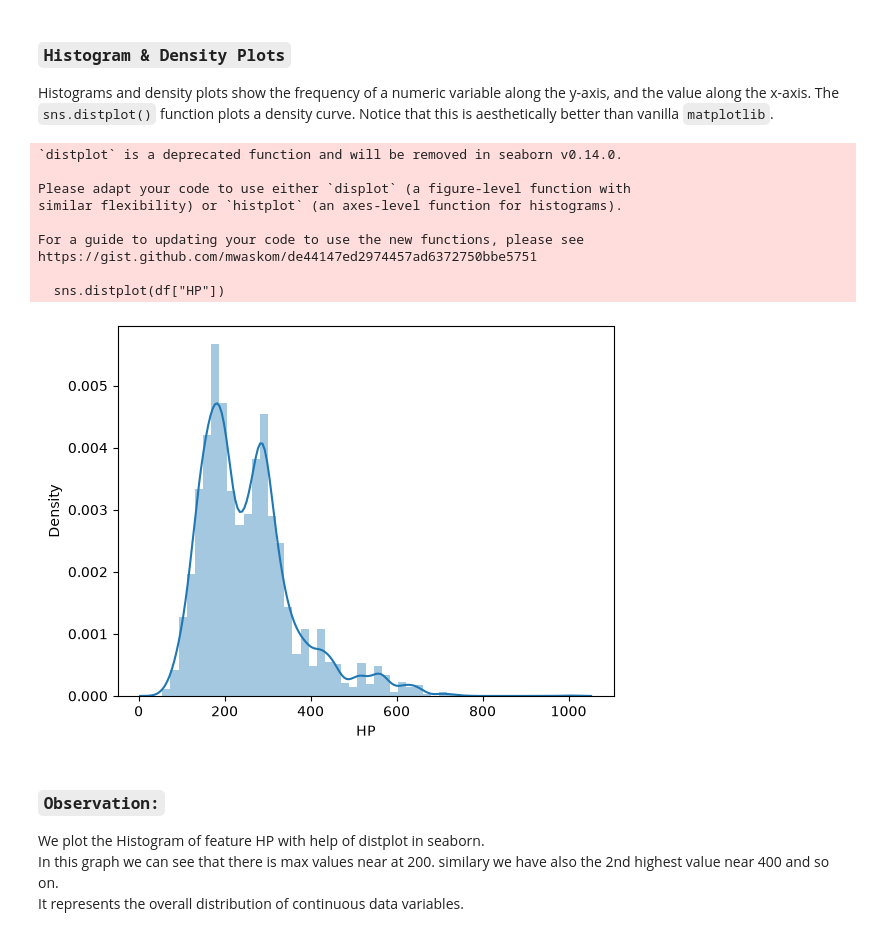
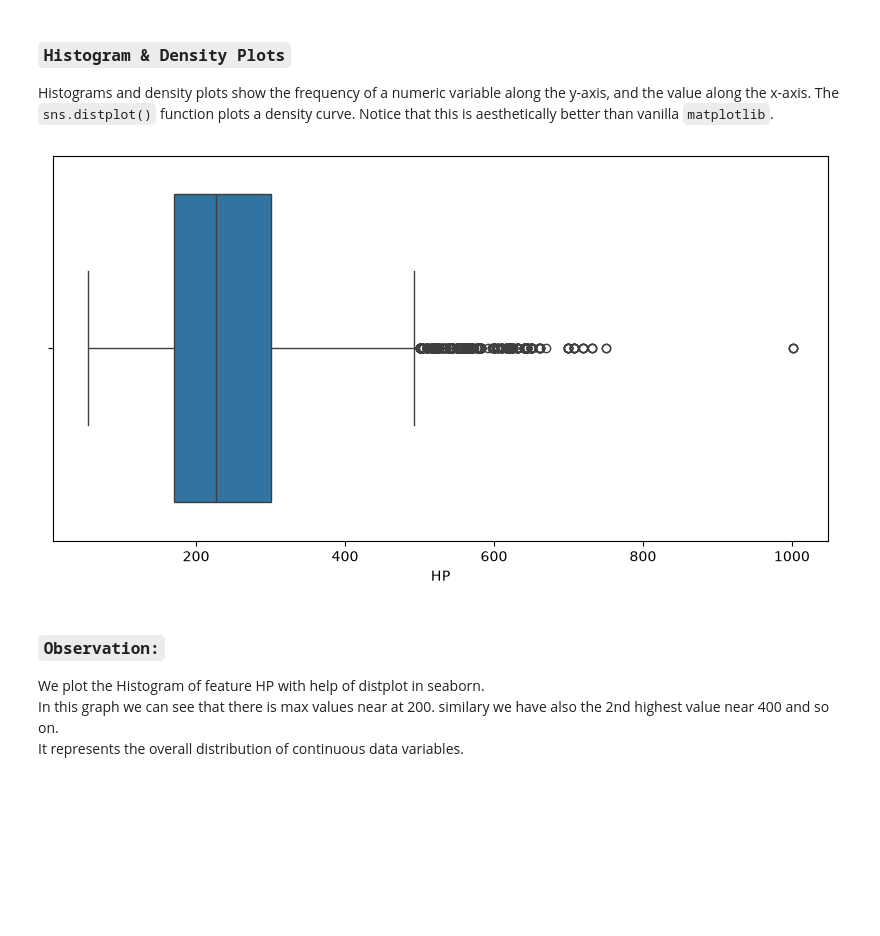
Before and after one commit to surendarramesh/EDA_Assignment_Day_14, a Jupyter notebook: EDA_Assignment_Day_14.ipynb, the cells around one changed output. Drawn from its saved outputs; the diff is of its cells as text; code cells hidden in the pictures; blank space fills up the shorter version.

````diff
--- a/EDA_Assignment_Day_14.ipynb
+++ b/EDA_Assignment_Day_14.ipynb
@@ -66,0 +25,4 @@ print(df.head())
+# %%
+df = pd.read_csv("Cars_data.csv")
+print(df.shape)
+df.head()
@@ -423,22 +393,14 @@ Do you know? you have just now already explored one univariate plot. guess which
 ### `Histogram & Density Plots`
 
 Histograms and density plots show the frequency of a numeric variable along the y-axis, and the value along the x-axis. The ```sns.distplot()``` function plots a density curve. Notice that this is aesthetically better than vanilla ```matplotlib```.
-# %%
-#ploting distplot for variable HP
-sns.distplot(df["HP"])
-
-plt.show()
-# %% [output]
-`distplot` is a deprecated function and will be removed in seaborn v0.14.0.
-
-Please adapt your code to use either `displot` (a figure-level function with
-similar flexibility) or `histplot` (an axes-level function for histograms).
-
-For a guide to updating your code to use the new functions, please see
-https://gist.github.com/mwaskom/de44147ed2974457ad6372750bbe5751
-
-  sns.distplot(df["HP"])
-[figure, removed]
+# %%
+plt.figure(figsize=(10, 5))
+
+sns.boxplot(x=df["HP"])
+
+plt.show()
+# %% [output]
+[figure, added]
 # %% [markdown]
 ### **`Observation:`**
 We plot the Histogram of feature HP with help of distplot in seaborn.<br>
````
Also changed, not shown: parts of 7 cells of this notebook.
